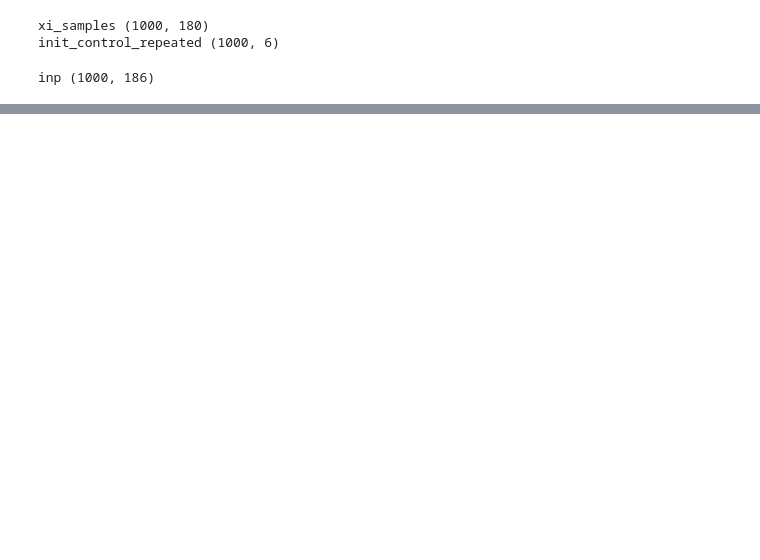
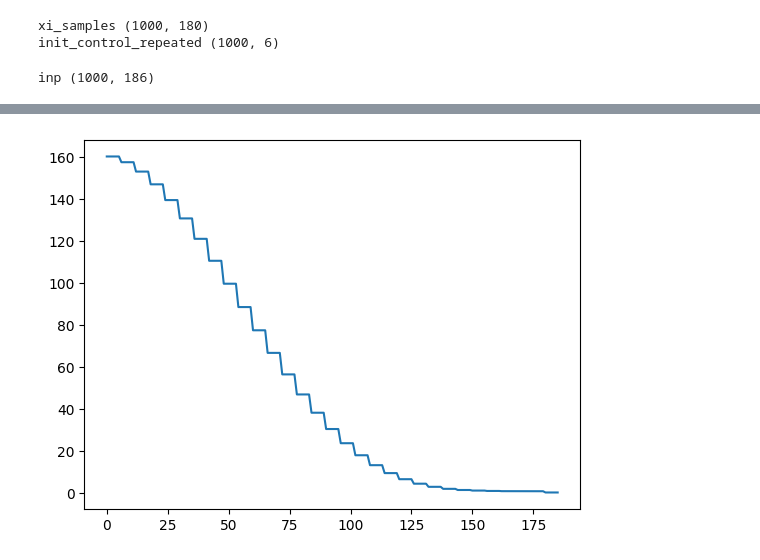
Before and after one commit to AKS-Lab-Univertsity-of-Tartu/math_utils_aks_lab, a Jupyter notebook: qp_test.ipynb, the cells around one changed output, grey strips where cells are left out. Saved outputs shown, nothing was run; the diff lists cells and outputs as text; code cells hidden in the pictures; blank space fills up the shorter version.

```diff
--- a/qp_test.ipynb
+++ b/qp_test.ipynb
@@ -327,3 +327,20 @@ xi_projected, primal_residuals, fixed_point_residuals =qp_solver.compute_project
                                                                                   lamda_init=lamda_init,
                                                                                   s_init=s_init,
                                                                                   init_pos = None)
+# %%
+rank = qp_solver.get_rank()
+jax.debug.print("Rank of cost_mat: {}", rank)
+
+logdet = qp_solver.stable_logdet()
+det_approx = jnp.exp(logdet)
+jax.debug.print("Det_approx: {}", det_approx)
+
+svd=qp_solver.get_svd()
+print("len(svd)", len(svd))
+print("max(svd)", max(svd))
+print("min(svd)", min(svd))
+
+eigvals = qp_solver.eigvals
+print("len(eigvals)", len(eigvals))
+print("max(eigvals)", max(eigvals))
+print("min(eigvals)", min(eigvals))
@@ -330,3 +356,10 @@ xi_projected, primal_residuals, fixed_point_residuals =qp_solver.compute_project
+# %%
+import matplotlib.pyplot as plt
+%matplotlib inline
+plt.plot(svd)
+plt.show()
+# %% [output]
+[figure, added]
 # %%
 import matplotlib.pyplot as plt
 import torch
```
Also changed, not shown: parts of 8 cells of this notebook, 1 other file.
